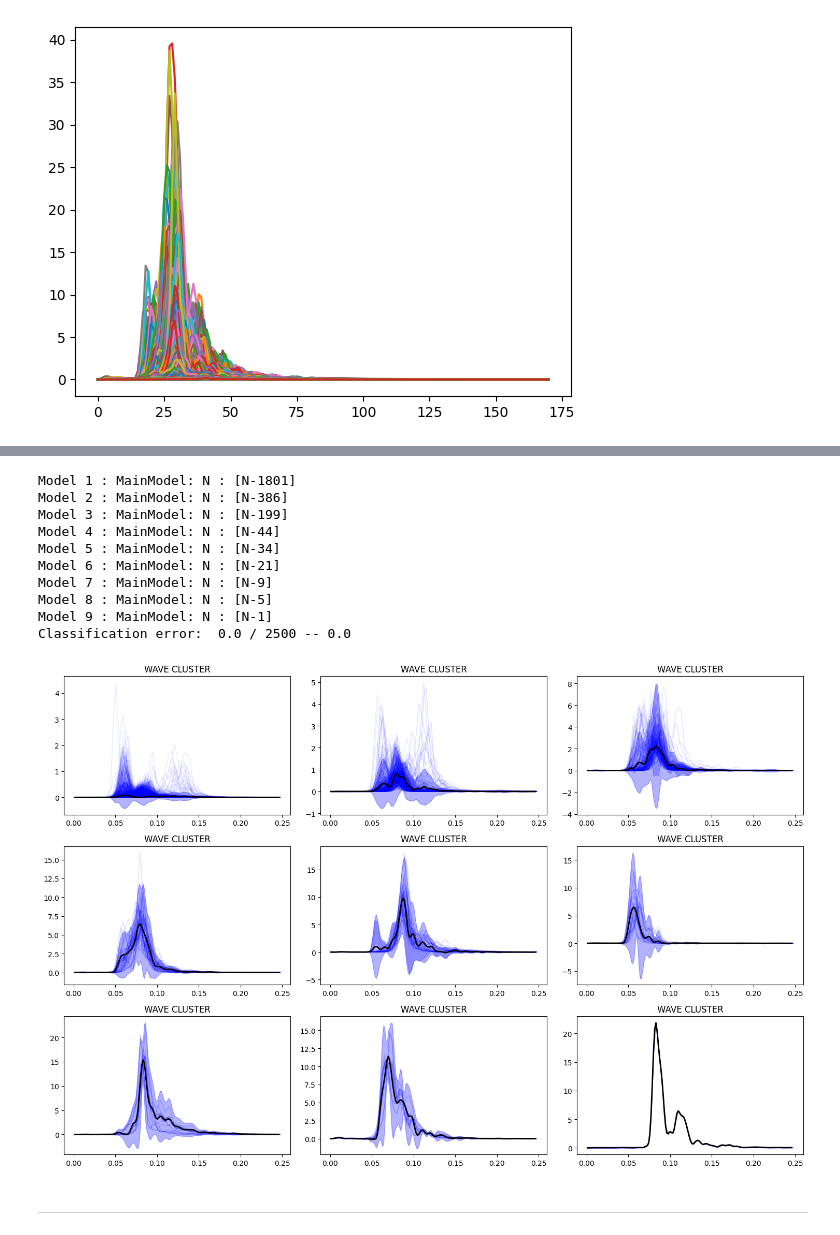
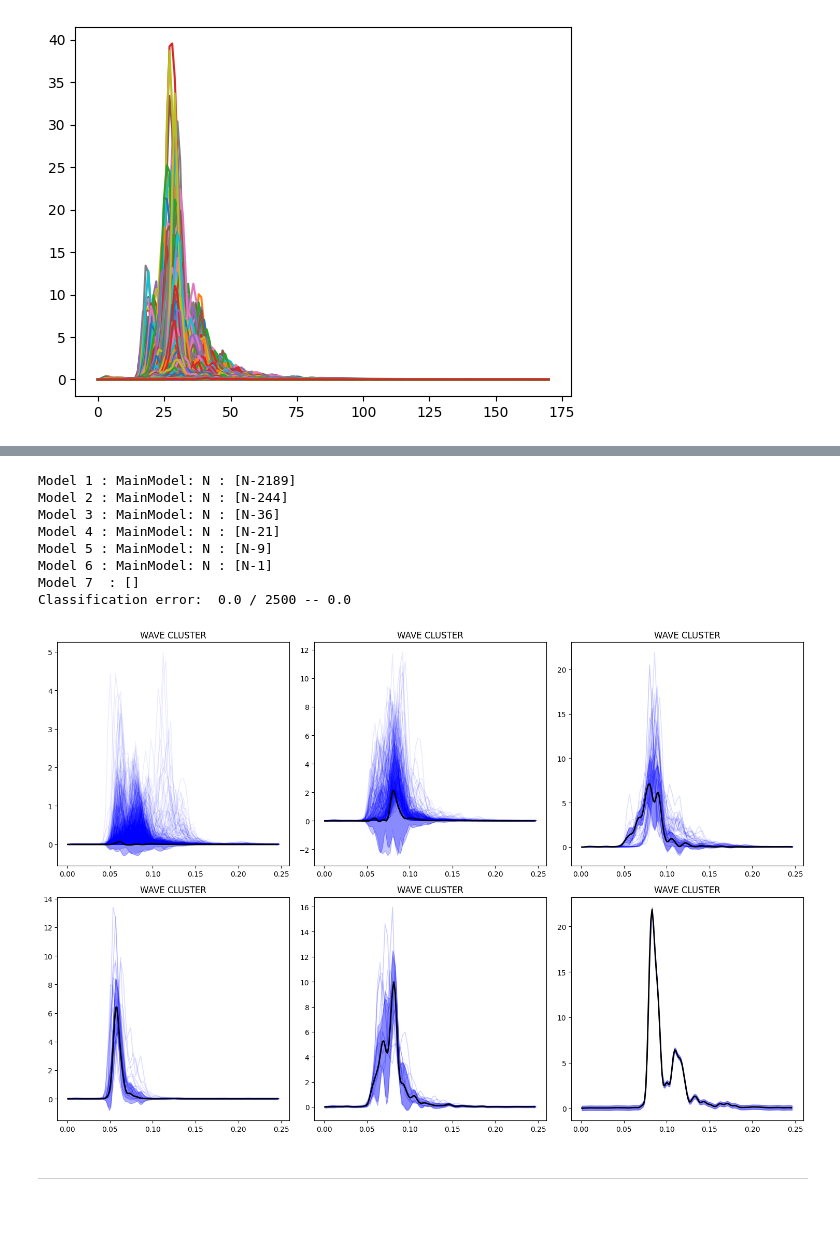
Before and after one commit to AdrianPerezHerrero/HDP-GPC, a Jupyter notebook: hdpgpc/ocean/ClasificacionOlas.ipynb, the cells around one changed output, grey strips where cells are left out. Cells and saved outputs as stored; diff of their text form; code cells hidden in the pictures.

Commit message:
Clasificacion Olas changes and some adjustement following the main branch.

```diff
--- a/hdpgpc/ocean/ClasificacionOlas.ipynb
+++ b/hdpgpc/ocean/ClasificacionOlas.ipynb
@@ -90,8 +90,8 @@ plt.show()
 # %%
 std, std_dif, bound_sigma, bound_gamma = compute_estimators_LDS(data, n_f=50)
 #Seem like these estimators are so big for this data, let's reduce them
-std = std * 0.1
-std_dif = std_dif * 0.01
+std = std * 1.0
+std_dif = std_dif * 1.0
 bound_sigma = (std * 1e-7, std * 1e-6)
 bound_gamma = (std_dif * 1e-9, std_dif * 1e-8)
 
@@ -226,11 +226,11 @@ sw_gp = hdpgp.GPI_HDP(x_basis=x_basis, x_basis_warp=x_basis_warp, n_outputs=1,
                           ini_lengthscale=ini_lengthscale, bound_lengthscale=bound_lengthscale,
                           ini_gamma=gamma, ini_sigma=sigma, ini_outputscale=outputscale_, noise_warp=noise_warp,
                           bound_sigma=bound_sigma, bound_gamma=bound_gamma, bound_noise_warp=bound_noise_warp,
-                          verbose=True, max_models=100, inducing_points=inducing_points, reestimate_initial_params=False,
+                          verbose=False, max_models=100, inducing_points=inducing_points, reestimate_initial_params=False,
                           n_explore_steps=10, free_deg_MNIV=3)
 
 num_samples = data.shape[0]
 x_trains = np.array([x_train] * 2500)
-sw_gp.include_batch(x_trains, data[:2500,:85,[0]])
+sw_gp.include_batch(x_trains, data[:2500,10:70,[0]])
 # %% [output]
 Group responsability estimated: [2500    0]
@@ -300,21 +240,19 @@ Step 1/10- Trying to divide: 1 with beat 179
 # %%
-labels = np.array(['N'] * 2500)
+labels = np.array(['N'] * 4500)
 main_model = print_results(sw_gp, labels, 0, error=False)
 selected_gpmodels = sw_gp.selected_gpmodels()
 up.plot_models_plotly(sw_gp, selected_gpmodels, main_model, labels, N_0=0, lead=0, step=(freq[1]-freq[0])/2,
                    plot_latent=True, title='WAVE CLUSTER',ticks=True)
 # %% [output]
-Model 1 : MainModel: N : [N-1801]
-Model 2 : MainModel: N : [N-386]
-Model 3 : MainModel: N : [N-199]
-Model 4 : MainModel: N : [N-44]
-Model 5 : MainModel: N : [N-34]
-Model 6 : MainModel: N : [N-21]
-Model 7 : MainModel: N : [N-9]
-Model 8 : MainModel: N : [N-5]
-Model 9 : MainModel: N : [N-1]
+Model 1 : MainModel: N : [N-2189]
+Model 2 : MainModel: N : [N-244]
+Model 3 : MainModel: N : [N-36]
+Model 4 : MainModel: N : [N-21]
+Model 5 : MainModel: N : [N-9]
+Model 6 : MainModel: N : [N-1]
+Model 7  : []
 Classification error:  0.0 / 2500 -- 0.0
-[figure, old version]
+[figure, new version]
 # %% [markdown]
 ---
 # %% [markdown]
```
Also changed, not shown: parts of 7 cells of this notebook, 2 other files.
